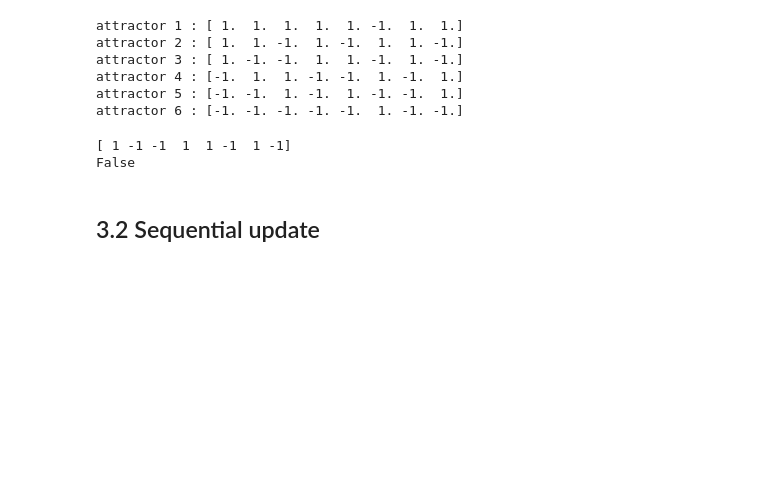
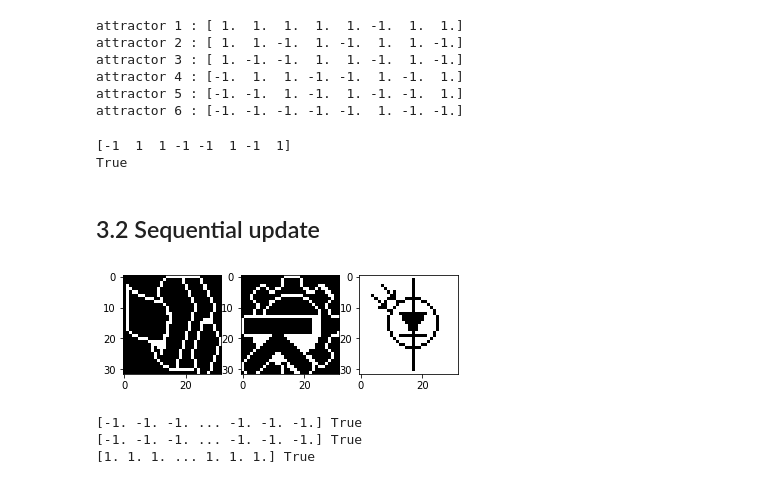
Before and after one commit to Charles2Alvin/Hopfield_Networks, a Jupyter notebook: main.ipynb, the cells around one changed output. Cells and saved outputs as stored; diff of their text form; code cells hidden in the pictures; blank space fills up the shorter version.

```diff
--- a/main.ipynb
+++ b/main.ipynb
@@ -33,7 +35,6 @@ class HopfieldNetwork:
         iter = 1
         while True:
             cnt = 0
-            indices = np.random.permutation(indices)
             for i in indices:
                 value_old = V[i]
                 value_new = np.sign(self.W[:, i].dot(V))
@@ -124,7 +125,7 @@ r3ds = model.update(x3ds)
 print(r3ds)
 print((r3ds == x3).all())
 # %% [output]
-[ 1 -1 -1  1  1 -1  1 -1]
-False
+[-1  1  1 -1 -1  1 -1  1]
+True
 # %% [markdown]
 ## 3.2 Sequential update
@@ -130,0 +134,23 @@ False
+# %%
+f = open("pict.dat")
+raw_data = f.read().split(',')
+length = len(raw_data)
+N = int(length / 1024)
+data = np.zeros((1024, N))
+for i in range(length):
+    raw_data[i] = float(raw_data[i])
+data = np.array(raw_data).reshape((N, 1024))
+# %%
+p1, p2, p3 = data[0], data[1], data[2]
+plt.subplot(131)
+plt.imshow(p1.reshape((32, 32)), cmap='gray', vmin=-1, vmax=1.)
+
+plt.subplot(132)
+plt.imshow(p2.reshape((32, 32)), cmap='gray', vmin=-1, vmax=1.)
+
+plt.subplot(133)
+plt.imshow(p3.reshape((32, 32)), cmap='gray', vmin=-1, vmax=1.)
+
+plt.show()
+# %% [output]
+[figure, added]
@@ -130,0 +163,13 @@ False
+# %%
+rp1 = model.update(p1)
+print(rp1, (rp1 == p1).all())
+
+rp2 = model.update(p2)
+print(rp2, (rp2 == p2).all())
+
+rp3 = model.update(p3)
+print(rp3, (rp3 == p3).all())
+# %% [output]
+[-1. -1. -1. ... -1. -1. -1.] True
+[-1. -1. -1. ... -1. -1. -1.] True
+[1. 1. 1. ... 1. 1. 1.] True
```
Also changed, not shown: parts of 10 cells of this notebook, 1 other file.
